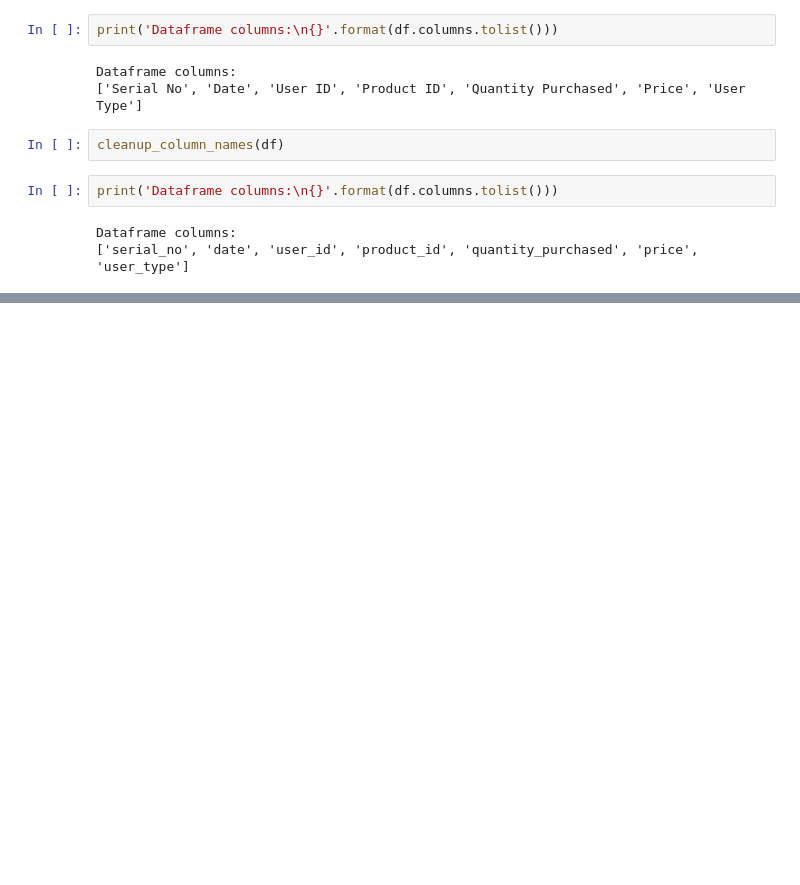
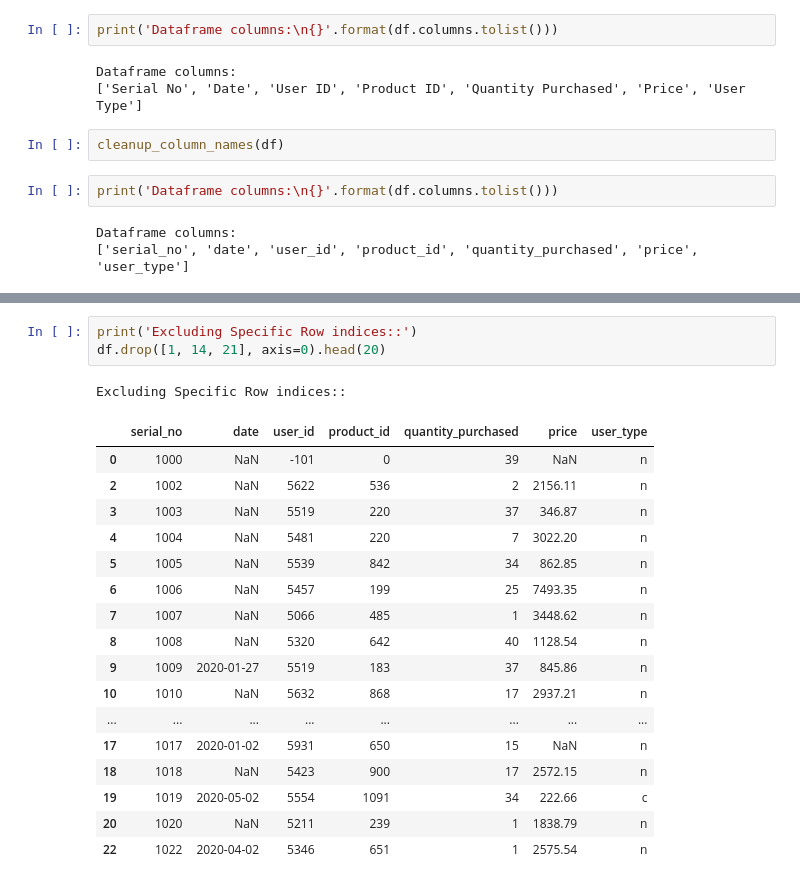
Before and after one commit to EAsencios/DEEP-LEARING, a Jupyter notebook: data_wrangling.ipynb, the cells around one changed output, grey strips where cells are left out. Saved outputs shown, nothing was run; the diff lists cells and outputs as text; blank space fills up the shorter version.

```diff
--- a/data_wrangling.ipynb
+++ b/data_wrangling.ipynb
@@ -223,0 +234,22 @@ Using Column Data Type::
+# %%
+print('Excluding Specific Row indices::')
+df.drop([1, 14, 21], axis=0).head(20)
+# %% [output]
+Excluding Specific Row indices::
+|  | serial_no | date | user_id | product_id | quantity_purchased | price | user_type |
+| 0 | 1000 | NaN | -101 | 0 | 39 | NaN | n |
+| 2 | 1002 | NaN | 5622 | 536 | 2 | 2156.11 | n |
+| 3 | 1003 | NaN | 5519 | 220 | 37 | 346.87 | n |
+| 4 | 1004 | NaN | 5481 | 220 | 7 | 3022.20 | n |
+| 5 | 1005 | NaN | 5539 | 842 | 34 | 862.85 | n |
+| 6 | 1006 | NaN | 5457 | 199 | 25 | 7493.35 | n |
+| 7 | 1007 | NaN | 5066 | 485 | 1 | 3448.62 | n |
+| 8 | 1008 | NaN | 5320 | 642 | 40 | 1128.54 | n |
+| 9 | 1009 | 2020-01-27 | 5519 | 183 | 37 | 845.86 | n |
+| 10 | 1010 | NaN | 5632 | 868 | 17 | 2937.21 | n |
+| ... | ... | ... | ... | ... | ... | ... | ... |
+| 17 | 1017 | 2020-01-02 | 5931 | 650 | 15 | NaN | n |
+| 18 | 1018 | NaN | 5423 | 900 | 17 | 2572.15 | n |
+| 19 | 1019 | 2020-05-02 | 5554 | 1091 | 34 | 222.66 | c |
+| 20 | 1020 | NaN | 5211 | 239 | 1 | 1838.79 | n |
+| 22 | 1022 | 2020-04-02 | 5346 | 651 | 1 | 2575.54 | n |
```
Also changed, not shown: parts of 8 cells of this notebook.
